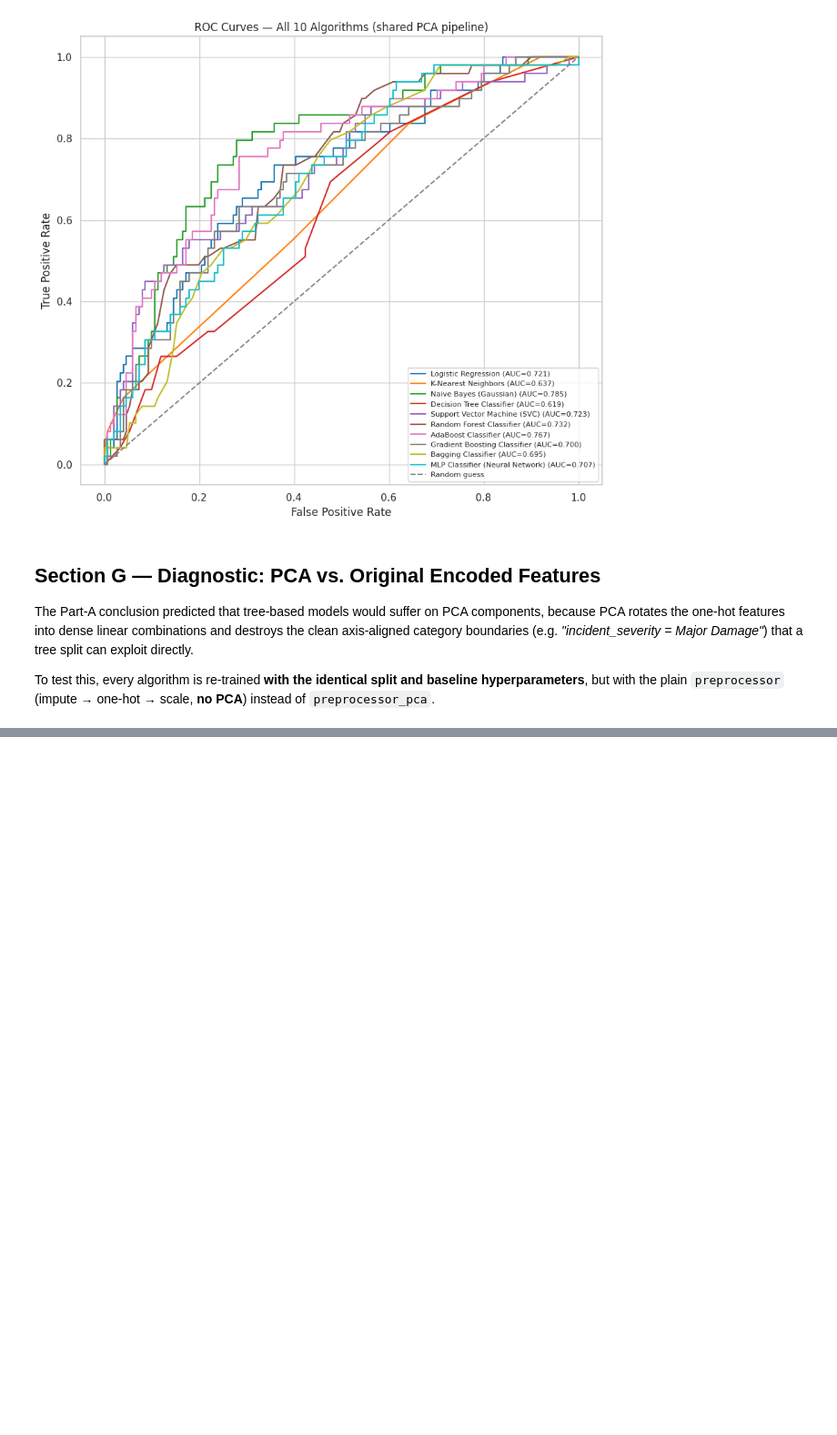
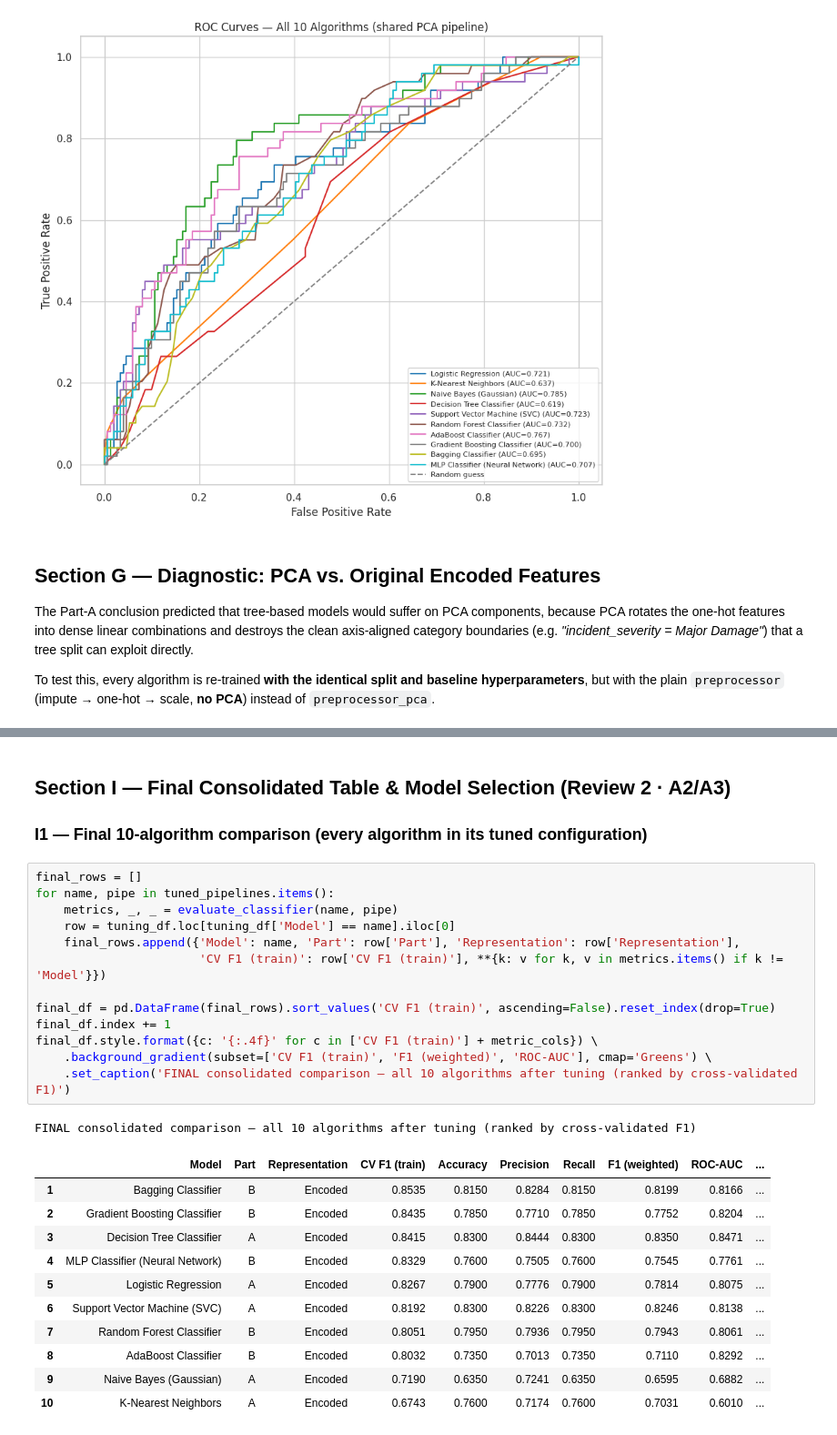
Before and after one commit to GVR2007/AI-risk-analysis, a Jupyter notebook: notebooks/classification.ipynb, the cells around one changed output, grey strips where cells are left out. Shown at 91% size. Saved outputs shown, nothing was run; the diff lists cells and outputs as text; blank space fills up the shorter version.

```diff
--- a/notebooks/classification.ipynb
+++ b/notebooks/classification.ipynb
@@ -755,0 +897,30 @@ To test this, every algorithm is re-trained **with the identical split and basel
+# %% [markdown]
+## Section I — Final Consolidated Table & Model Selection (Review 2 · A2/A3)
+
+### I1 — Final 10-algorithm comparison (every algorithm in its tuned configuration)
+# %%
+final_rows = []
+for name, pipe in tuned_pipelines.items():
+    metrics, _, _ = evaluate_classifier(name, pipe)
+    row = tuning_df.loc[tuning_df['Model'] == name].iloc[0]
+    final_rows.append({'Model': name, 'Part': row['Part'], 'Representation': row['Representation'],
+                       'CV F1 (train)': row['CV F1 (train)'], **{k: v for k, v in metrics.items() if k != 'Model'}})
+
+final_df = pd.DataFrame(final_rows).sort_values('CV F1 (train)', ascending=False).reset_index(drop=True)
+final_df.index += 1
+final_df.style.format({c: '{:.4f}' for c in ['CV F1 (train)'] + metric_cols}) \
+    .background_gradient(subset=['CV F1 (train)', 'F1 (weighted)', 'ROC-AUC'], cmap='Greens') \
+    .set_caption('FINAL consolidated comparison — all 10 algorithms after tuning (ranked by cross-validated F1)')
+# %% [output]
+FINAL consolidated comparison — all 10 algorithms after tuning (ranked by cross-validated F1)
+|  | Model | Part | Representation | CV F1 (train) | Accuracy | Precision | Recall | F1 (weighted) | ROC-AUC | ... |
+| 1 | Bagging Classifier | B | Encoded | 0.8535 | 0.8150 | 0.8284 | 0.8150 | 0.8199 | 0.8166 | ... |
+| 2 | Gradient Boosting Classifier | B | Encoded | 0.8435 | 0.7850 | 0.7710 | 0.7850 | 0.7752 | 0.8204 | ... |
+| 3 | Decision Tree Classifier | A | Encoded | 0.8415 | 0.8300 | 0.8444 | 0.8300 | 0.8350 | 0.8471 | ... |
+| 4 | MLP Classifier (Neural Network) | B | Encoded | 0.8329 | 0.7600 | 0.7505 | 0.7600 | 0.7545 | 0.7761 | ... |
+| 5 | Logistic Regression | A | Encoded | 0.8267 | 0.7900 | 0.7776 | 0.7900 | 0.7814 | 0.8075 | ... |
+| 6 | Support Vector Machine (SVC) | A | Encoded | 0.8192 | 0.8300 | 0.8226 | 0.8300 | 0.8246 | 0.8138 | ... |
+| 7 | Random Forest Classifier | B | Encoded | 0.8051 | 0.7950 | 0.7936 | 0.7950 | 0.7943 | 0.8061 | ... |
+| 8 | AdaBoost Classifier | B | Encoded | 0.8032 | 0.7350 | 0.7013 | 0.7350 | 0.7110 | 0.8292 | ... |
+| 9 | Naive Bayes (Gaussian) | A | Encoded | 0.7190 | 0.6350 | 0.7241 | 0.6350 | 0.6595 | 0.6882 | ... |
+| 10 | K-Nearest Neighbors | A | Encoded | 0.6743 | 0.7600 | 0.7174 | 0.7600 | 0.7031 | 0.6010 | ... |
```
Also changed, not shown: parts of 18 cells of this notebook.
